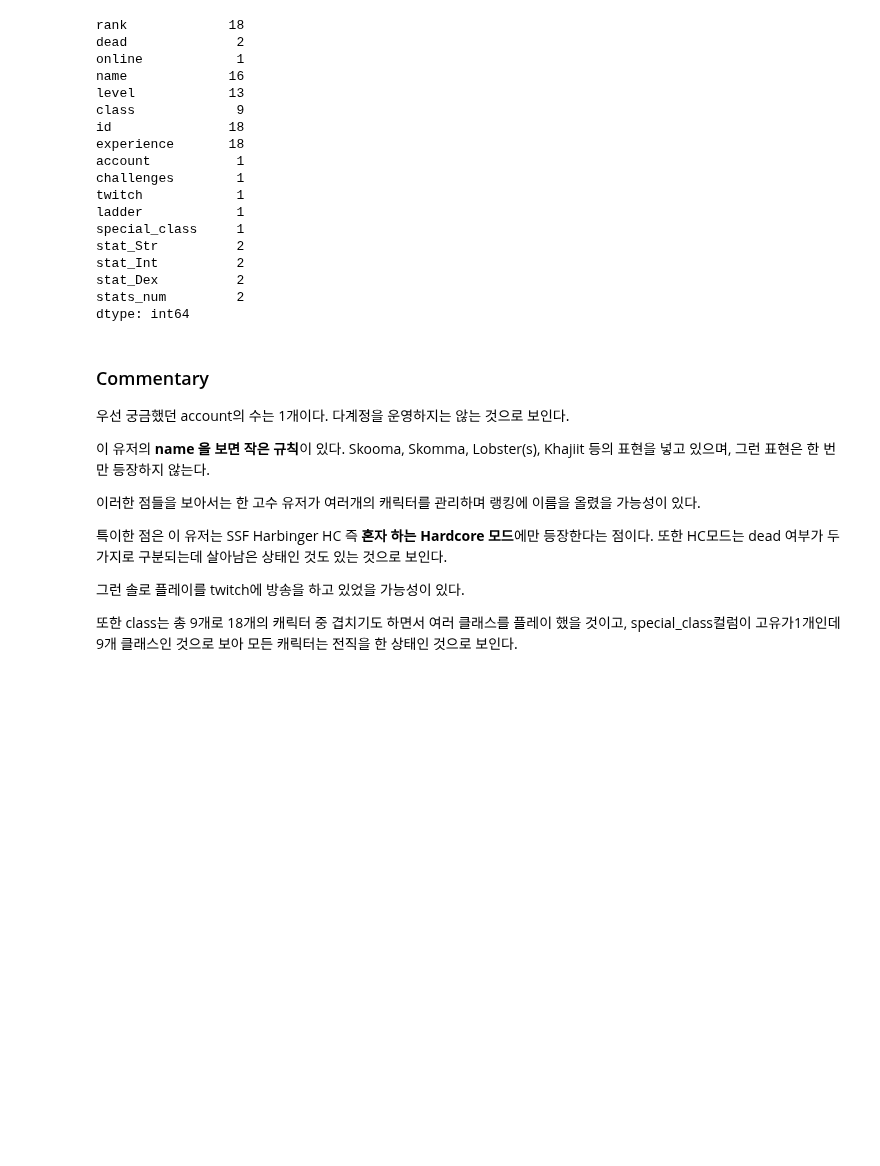
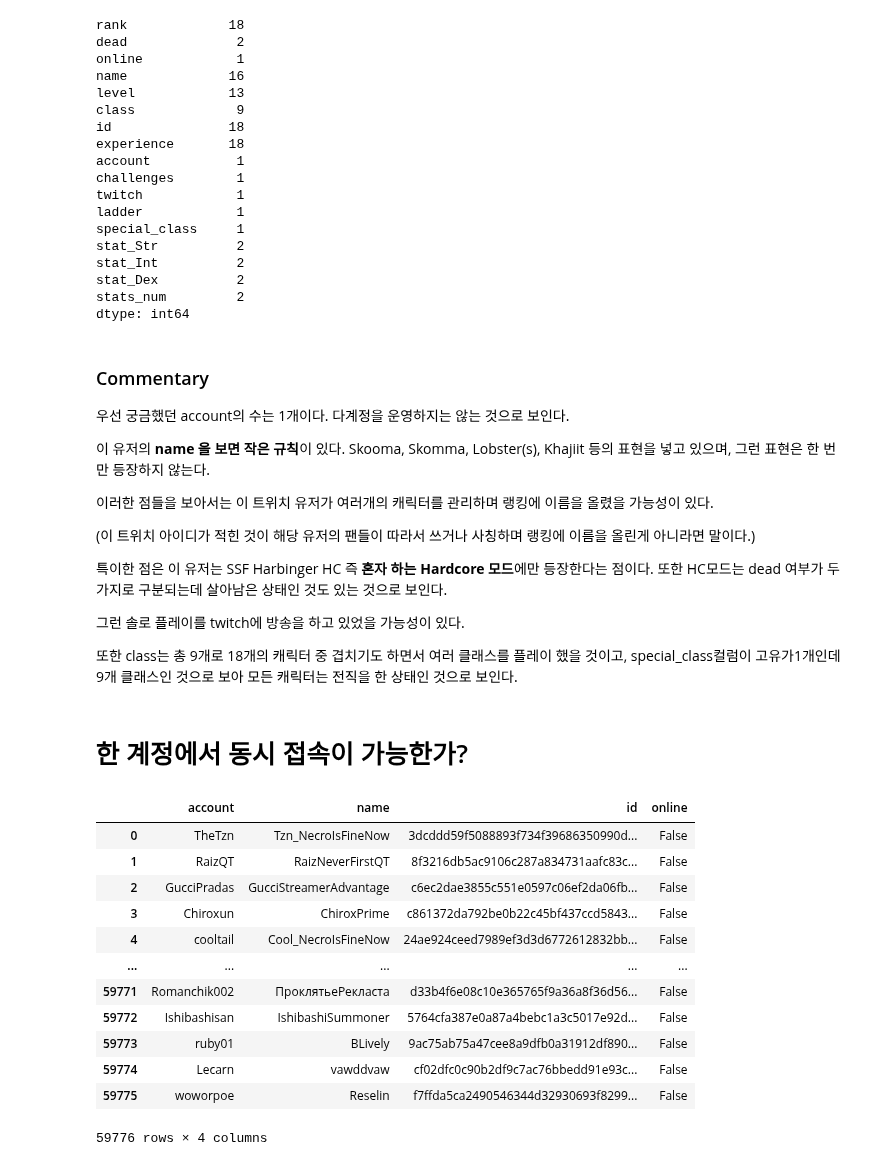
Before and after one commit to Angela-Park-JE/TIL_ver1, a Jupyter notebook: ToyPJT-POE_user/EDA_poe_stats_5_user.ipynb, the cells around one changed output. Saved outputs shown, nothing was run; the diff lists cells and outputs as text; code cells hidden in the pictures; blank space fills up the shorter version.

```diff
--- a/ToyPJT-POE_user/EDA_poe_stats_5_user.ipynb
+++ b/ToyPJT-POE_user/EDA_poe_stats_5_user.ipynb
@@ -454,10 +454,33 @@ dtype: int64
 
 이 유저의 **name 을 보면 작은 규칙**이 있다. Skooma, Skomma, Lobster(s), Khajiit 등의 표현을 넣고 있으며, 그런 표현은 한 번만 등장하지 않는다.
 
-이러한 점들을 보아서는 한 고수 유저가 여러개의 캐릭터를 관리하며 랭킹에 이름을 올렸을 가능성이 있다.
+이러한 점들을 보아서는 이 트위치 유저가 여러개의 캐릭터를 관리하며 랭킹에 이름을 올렸을 가능성이 있다.
+
+(이 트위치 아이디가 적힌 것이 해당 유저의 팬들이 따라서 쓰거나 사칭하며 랭킹에 이름을 올린게 아니라면 말이다.)
 
 특이한 점은 이 유저는 SSF Harbinger HC 즉 **혼자 하는 Hardcore 모드**에만 등장한다는 점이다. 또한 HC모드는 dead 여부가 두 가지로 구분되는데 살아남은 상태인 것도 있는 것으로 보인다.
 
 그런 솔로 플레이를 twitch에 방송을 하고 있었을 가능성이 있다.
 
 또한 class는 총 9개로 18개의 캐릭터 중 겹치기도 하면서 여러 클래스를 플레이 했을 것이고, special_class컬럼이 고유가1개인데 9개 클래스인 것으로 보아 모든 캐릭터는 전직을 한 상태인 것으로 보인다.
+# %% [markdown]
+# 한 계정에서 동시 접속이 가능한가?
+# %%
+# 한 계정안의 online 여부 개수
+
+coinonline = df[['account', 'name', 'id', 'online']]
+coinonline
+# %% [output]
+|  | account | name | id | online |
+| 0 | TheTzn | Tzn_NecroIsFineNow | 3dcddd59f5088893f734f39686350990d... | False |
+| 1 | RaizQT | RaizNeverFirstQT | 8f3216db5ac9106c287a834731aafc83c... | False |
+| 2 | GucciPradas | GucciStreamerAdvantage | c6ec2dae3855c551e0597c06ef2da06fb... | False |
+| 3 | Chiroxun | ChiroxPrime | c861372da792be0b22c45bf437ccd5843... | False |
+| 4 | cooltail | Cool_NecroIsFineNow | 24ae924ceed7989ef3d3d6772612832bb... | False |
+| ... | ... | ... | ... | ... |
+| 59771 | Romanchik002 | ПроклятьеРекласта | d33b4f6e08c10e365765f9a36a8f36d56... | False |
+| 59772 | Ishibashisan | IshibashiSummoner | 5764cfa387e0a87a4bebc1a3c5017e92d... | False |
+| 59773 | ruby01 | BLively | 9ac75ab75a47cee8a9dfb0a31912df890... | False |
+| 59774 | Lecarn | vawddvaw | cf02dfc0c90b2df9c7ac76bbedd91e93c... | False |
+| 59775 | woworpoe | Reselin | f7ffda5ca2490546344d32930693f8299... | False |
+59776 rows × 4 columns
```
Also changed, not shown: parts of 4 cells of this notebook.
